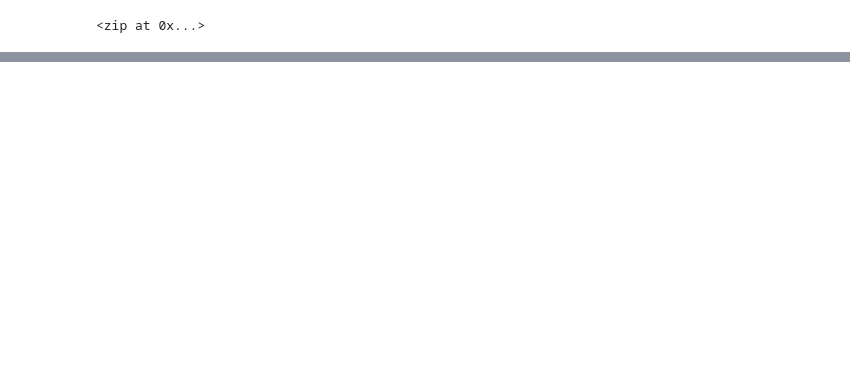
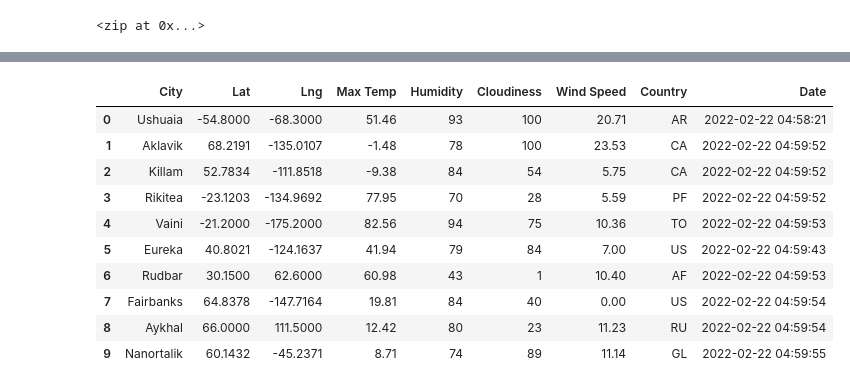
Before and after one commit to brianrwheatley/World_Weather_Analysis, a Jupyter notebook: WeatherPy.ipynb, the cells around one changed output, grey strips where cells are left out. Saved outputs shown, nothing was run; the diff lists cells and outputs as text; code cells hidden in the pictures; blank space fills up the shorter version.

Commit message:
modified:   .gitignore 	deleted:    Untitled.ipynb 	modified:   WeatherPy.ipynb 	new file:   weather_data/cities.csv

```diff
--- a/WeatherPy.ipynb
+++ b/WeatherPy.ipynb
@@ -30,0 +35,8 @@ len(cities)
+# %%
+# Starting URL for Weather Map API Call.
+url = "http://api.openweathermap.org/data/2.5/weather?units=Imperial&APPID=" + weather_api_key
+# %%
+# Create an endpoint URL for a city.
+city_url = url + "&q=" + "Boston"
+city_weather = requests.get(city_url)
+city_weather.json()
@@ -30,0 +153,16 @@ len(cities)
+# %%
+# Convert the array of dictionaries to a Pandas DataFrame.
+city_data_df = pd.DataFrame(city_data)
+city_data_df.head(10)
+# %% [output]
+|  | City | Lat | Lng | Max Temp | Humidity | Cloudiness | Wind Speed | Country | Date |
+| 0 | Ushuaia | -54.8000 | -68.3000 | 51.46 | 93 | 100 | 20.71 | AR | 2022-02-22 04:58:21 |
+| 1 | Aklavik | 68.2191 | -135.0107 | -1.48 | 78 | 100 | 23.53 | CA | 2022-02-22 04:59:52 |
+| 2 | Killam | 52.7834 | -111.8518 | -9.38 | 84 | 54 | 5.75 | CA | 2022-02-22 04:59:52 |
+| 3 | Rikitea | -23.1203 | -134.9692 | 77.95 | 70 | 28 | 5.59 | PF | 2022-02-22 04:59:52 |
+| 4 | Vaini | -21.2000 | -175.2000 | 82.56 | 94 | 75 | 10.36 | TO | 2022-02-22 04:59:53 |
+| 5 | Eureka | 40.8021 | -124.1637 | 41.94 | 79 | 84 | 7.00 | US | 2022-02-22 04:59:43 |
+| 6 | Rudbar | 30.1500 | 62.6000 | 60.98 | 43 | 1 | 10.40 | AF | 2022-02-22 04:59:53 |
+| 7 | Fairbanks | 64.8378 | -147.7164 | 19.81 | 84 | 40 | 0.00 | US | 2022-02-22 04:59:54 |
+| 8 | Aykhal | 66.0000 | 111.5000 | 12.42 | 80 | 23 | 11.23 | RU | 2022-02-22 04:59:54 |
+| 9 | Nanortalik | 60.1432 | -45.2371 | 8.71 | 74 | 89 | 11.14 | GL | 2022-02-22 04:59:55 |
```
Also changed, not shown: parts of 9 cells of this notebook, 3 other files.
